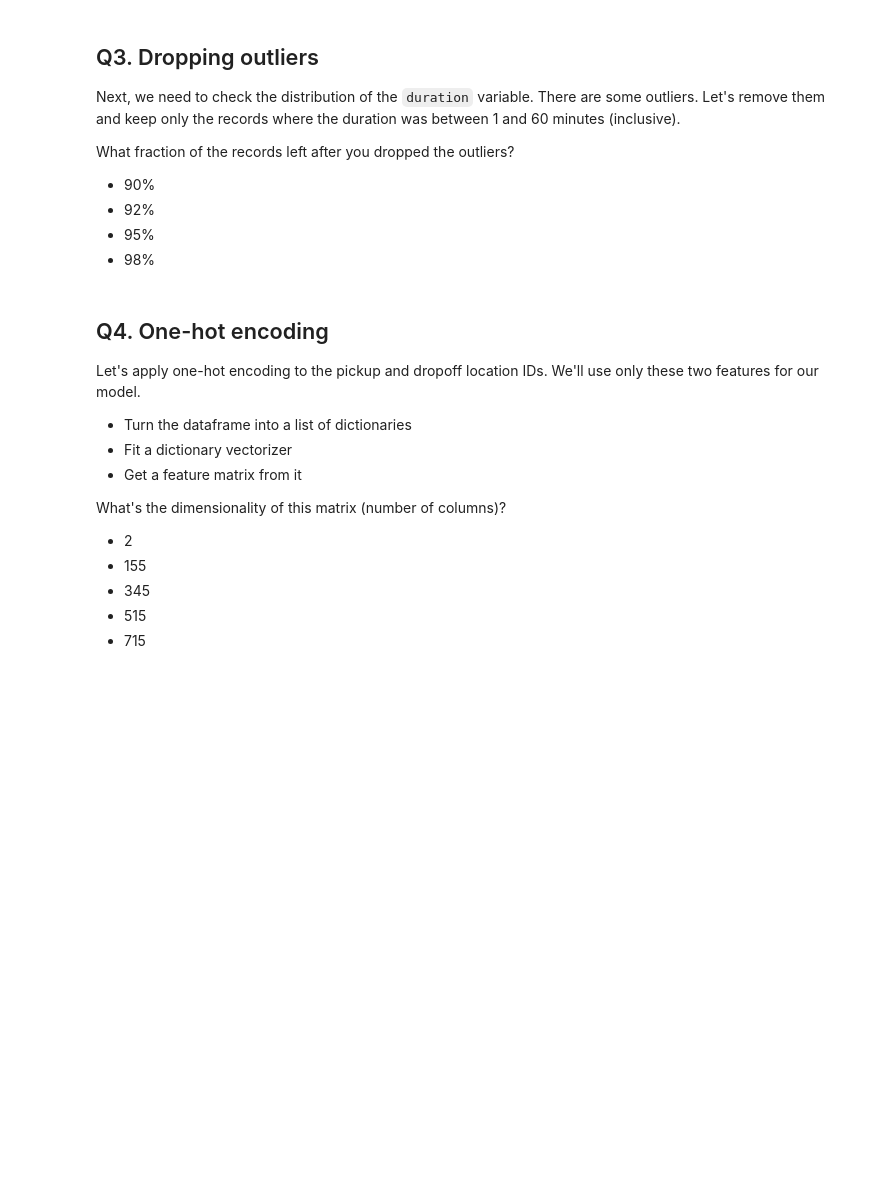
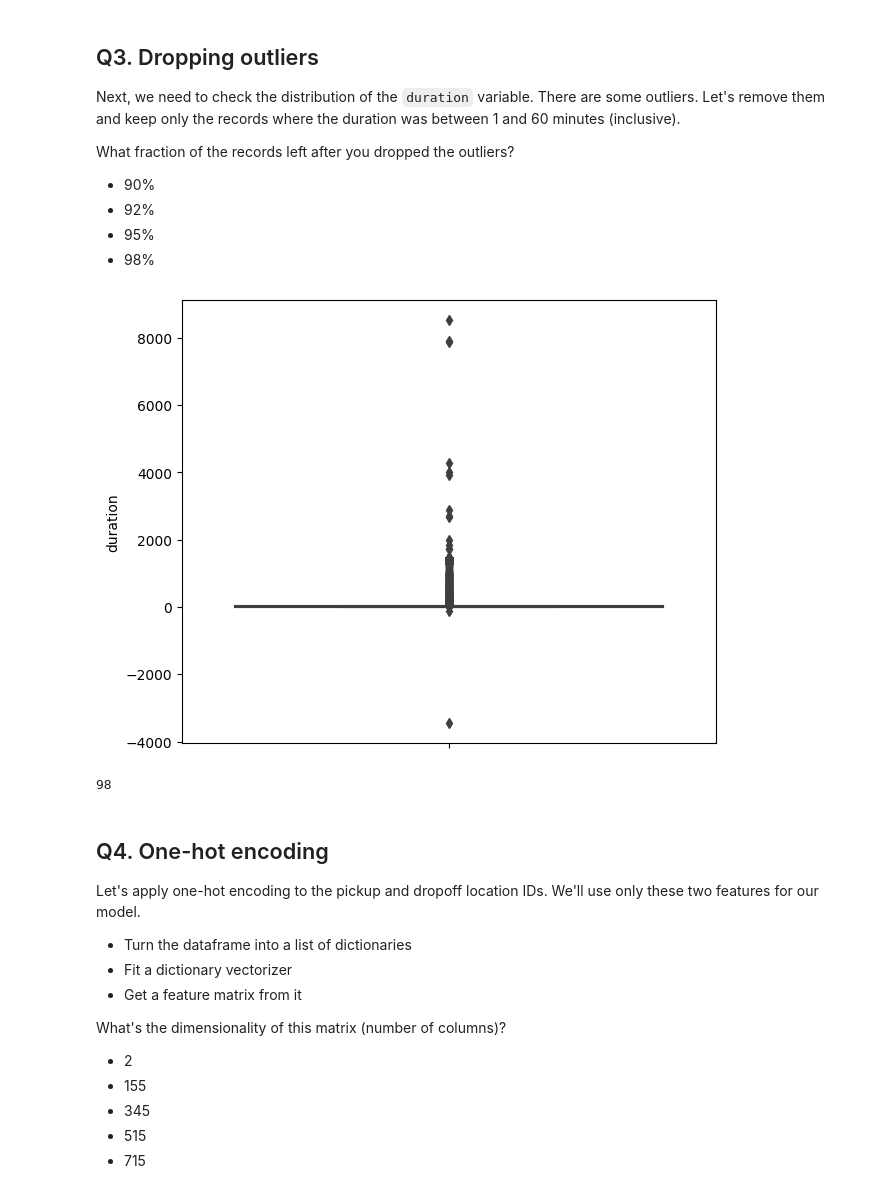
Before and after one commit to ioannismesionis/mlops-zoomcamp, a Jupyter notebook: cohorts/2023/01-intro/homework_notebook.ipynb, the cells around one changed output. Drawn from its saved outputs; the diff is of its cells as text; code cells hidden in the pictures; blank space fills up the shorter version.

```diff
--- a/cohorts/2023/01-intro/homework_notebook.ipynb
+++ b/cohorts/2023/01-intro/homework_notebook.ipynb
@@ -27,0 +36,3 @@ TBD
+# %%
+df = pd.read_parquet("./data/yellow_tripdata_2022-01.parquet")
+df.head()
@@ -36,3 +62,7 @@ What's the standard deviation of the trips duration in January?
 * 46.45
 * 51.45
 * 56.45
+# %%
+# Get duration of trip in minutes
+df["duration"] = df["tpep_dropoff_datetime"] - df["tpep_pickup_datetime"]
+df["duration"] = df["duration"].dt.total_seconds() / 60
@@ -49,0 +91,9 @@ What fraction of the records left after you dropped the outliers?
+# %%
+# Explore outliers of the "duration" column
+sns.boxplot(y="duration", data=df)
+plt.tight_layout()
+
+# NOTE:
+# Exercice suggests to keep only records with duration between 1 and 60 minutes (inclusive)
+# %% [output]
+[figure, added]
@@ -50,3 +104,11 @@ What fraction of the records left after you dropped the outliers?
+# %%
+# Calculate percentage of records left
+round((after_removal_outliers / before_removal_outliers) * 100)
+
+# ANSWER:
+# - 98%
+# %% [output]
+98
 # %% [markdown]
 ## Q4. One-hot encoding
 
```
Also changed, not shown: parts of 16 cells of this notebook, 1 other file.
